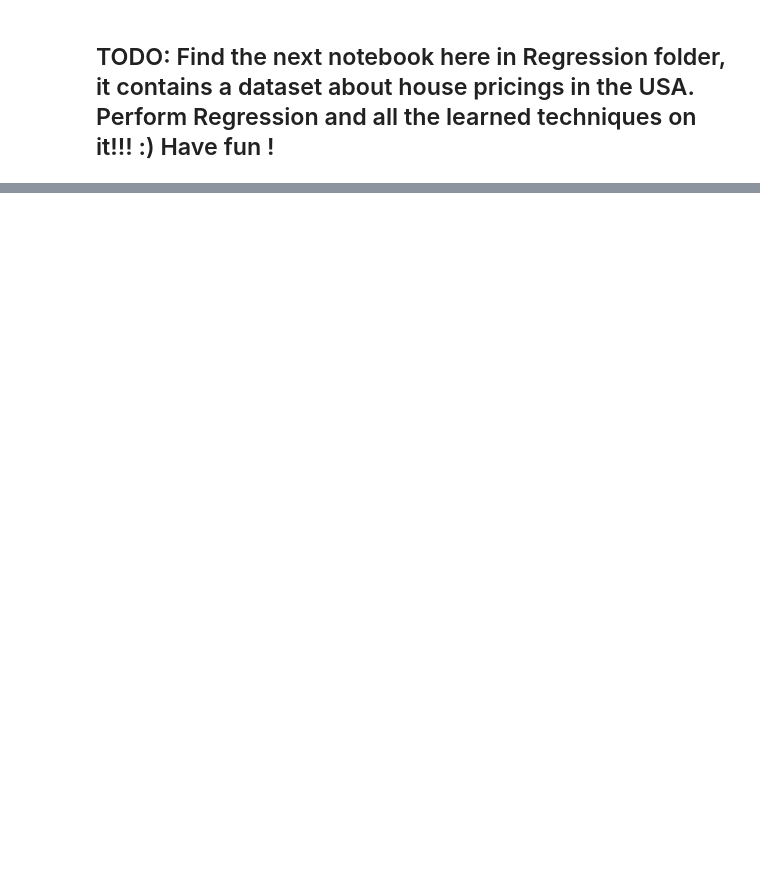
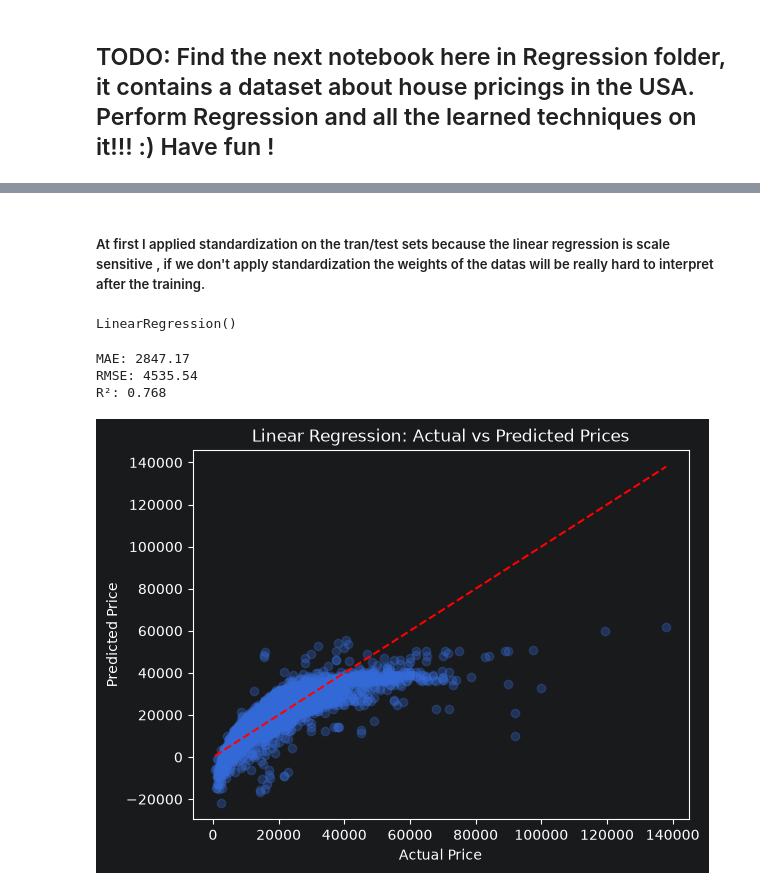
Before and after one commit to kovexison/Practica-AI, a Jupyter notebook: 01-ML-Regression/car_prices_regression.ipynb, the cells around one changed output, grey strips where cells are left out. Saved outputs shown, nothing was run; the diff lists cells and outputs as text; code cells hidden in the pictures; blank space fills up the shorter version.

Commit message:
added linear regression example for car_prices

```diff
--- a/01-ML-Regression/car_prices_regression.ipynb
+++ b/01-ML-Regression/car_prices_regression.ipynb
@@ -901,0 +908,41 @@ joblib.dump(best_rf, 'car_price_rf_model.pkl')
+# %%
+from sklearn.linear_model import LinearRegression
+from sklearn.preprocessing import StandardScaler
+
+scaler=StandardScaler()
+
+X_train_scaled=scaler.fit_transform(X_train)
+X_test_scaled=scaler.transform(X_test)
+# %% [markdown]
+##### At first I applied standardization on the tran/test sets because the linear regression is scale sensitive , if we don't apply standardization the weights of the datas will be really hard to interpret after the training.
+# %%
+lin_reg=LinearRegression()
+lin_reg.fit(X_train_scaled, y_train)
+# %% [output]
+LinearRegression()
+# %%
+from sklearn.metrics import mean_absolute_error, mean_squared_error, r2_score
+import numpy as np
+
+y_pred = lin_reg.predict(X_test_scaled)
+
+mae = mean_absolute_error(y_test, y_pred)
+rmse = np.sqrt(mean_squared_error(y_test, y_pred))
+r2 = r2_score(y_test, y_pred)
+
+print(f"MAE: {mae:.2f}")
+print(f"RMSE: {rmse:.2f}")
+print(f"R²: {r2:.3f}")
+# %% [output]
+MAE: 2847.17
+RMSE: 4535.54
+R²: 0.768
+# %%
+plt.scatter(y_test, y_pred, alpha=0.3)
+plt.xlabel("Actual Price")
+plt.ylabel("Predicted Price")
+plt.title("Linear Regression: Actual vs Predicted Prices")
+plt.plot([y_test.min(), y_test.max()], [y_test.min(), y_test.max()], 'r--')
+plt.show()
+# %% [output]
+[figure, added]
```
Also changed, not shown: parts of 26 cells of this notebook.
